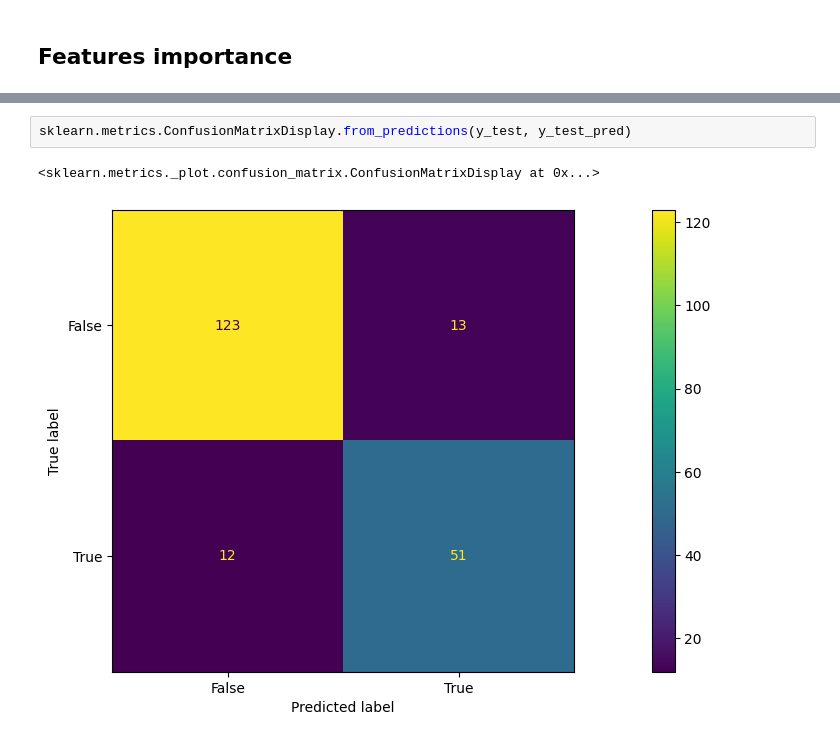
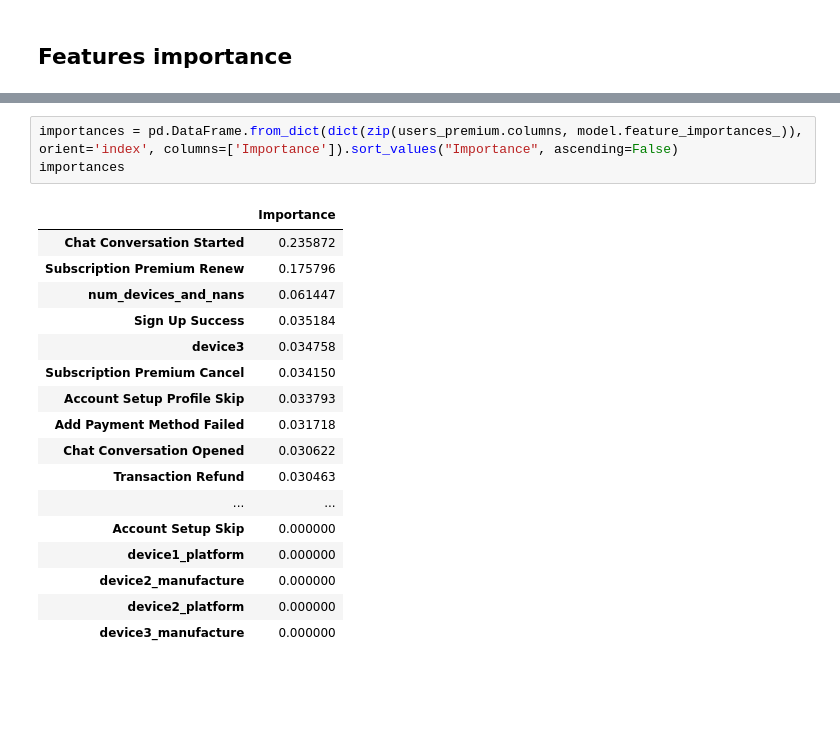
Before and after one commit to EvgeniyAzarov/IHT20H_hackathon_ds_test, a Jupyter notebook: test_task.ipynb, the cells around one changed output, grey strips where cells are left out. Cells and saved outputs as stored; diff of their text form; blank space fills up the shorter version.

```diff
--- a/test_task.ipynb
+++ b/test_task.ipynb
@@ -139,5 +161,21 @@ precision_score(y_test, y_test_pred), recall_score(y_test, y_test_pred)
-# %%
-sklearn.metrics.ConfusionMatrixDisplay.from_predictions(y_test, y_test_pred)
-# %% [output]
-<sklearn.metrics._plot.confusion_matrix.ConfusionMatrixDisplay at 0x...>
-[figure, removed]
+# %%
+importances = pd.DataFrame.from_dict(dict(zip(users_premium.columns, model.feature_importances_)), orient='index', columns=['Importance']).sort_values("Importance", ascending=False)
+importances
+# %% [output]
+|  | Importance |
+| Chat Conversation Started | 0.235872 |
+| Subscription Premium Renew | 0.175796 |
+| num_devices_and_nans | 0.061447 |
+| Sign Up Success | 0.035184 |
+| device3 | 0.034758 |
+| Subscription Premium Cancel | 0.034150 |
+| Account Setup Profile Skip | 0.033793 |
+| Add Payment Method Failed | 0.031718 |
+| Chat Conversation Opened | 0.030622 |
+| Transaction Refund | 0.030463 |
+| ... | ... |
+| Account Setup Skip | 0.000000 |
+| device1_platform | 0.000000 |
+| device2_manufacture | 0.000000 |
+| device2_platform | 0.000000 |
+| device3_manufacture | 0.000000 |
```
Also changed, not shown: parts of 16 cells of this notebook.
